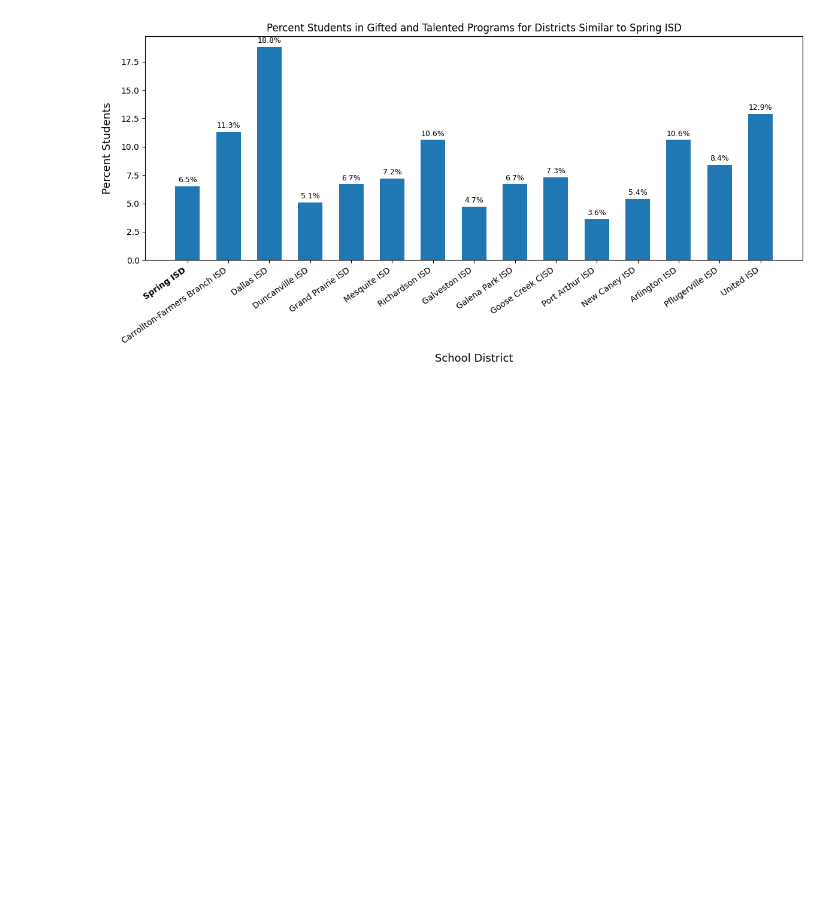
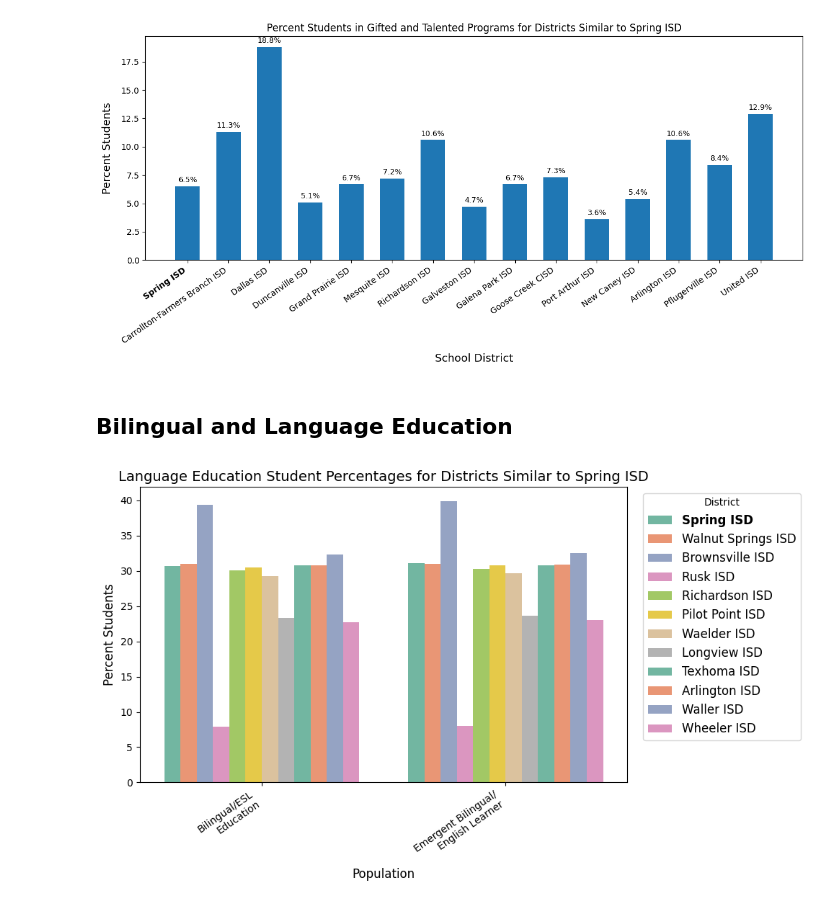
Before and after one commit to RiceD2KLab/HERC_Sp25, a Jupyter notebook: 4_Data_Modeling/4.2_KNN_Clustering/SpringISD.ipynb, the cells around one changed output. Drawn from its saved outputs; the diff is of its cells as text; code cells hidden in the pictures; blank space fills up the shorter version.

Commit message:
finalized notebook and all demographic plot funcs should be complete

```diff
--- a/4_Data_Modeling/4.2_KNN_Clustering/SpringISD.ipynb
+++ b/4_Data_Modeling/4.2_KNN_Clustering/SpringISD.ipynb
@@ -74,3 +76,9 @@ plot_special_ed_504_plot = comparePlotter(springISD, plot_func = plot_special_ed
 gifted_talented_plot = comparePlotter(springISD, plot_func = plot_gifted_talented_bars, df = df, distance_metrics = ['euclidean', 'manhattan', 'mahalanobis', 'cosine', 'canberra'], selected_features = gifted_students + race_ethnicity_percent + student_count + staff_count + economically_disadvantaged + language_education_percent + special_populations_percent + special_ed_504)
 # %% [output]
 [figure]
+# %% [markdown]
+## Bilingual and Language Education
+# %%
+language_education_plot = comparePlotter(springISD, plot_func = plot_language_education_bars, df = df, selected_features = language_education_percent)
+# %% [output]
+[figure, added]
```
Also changed, not shown: parts of 5 cells of this notebook, 1 other file.
